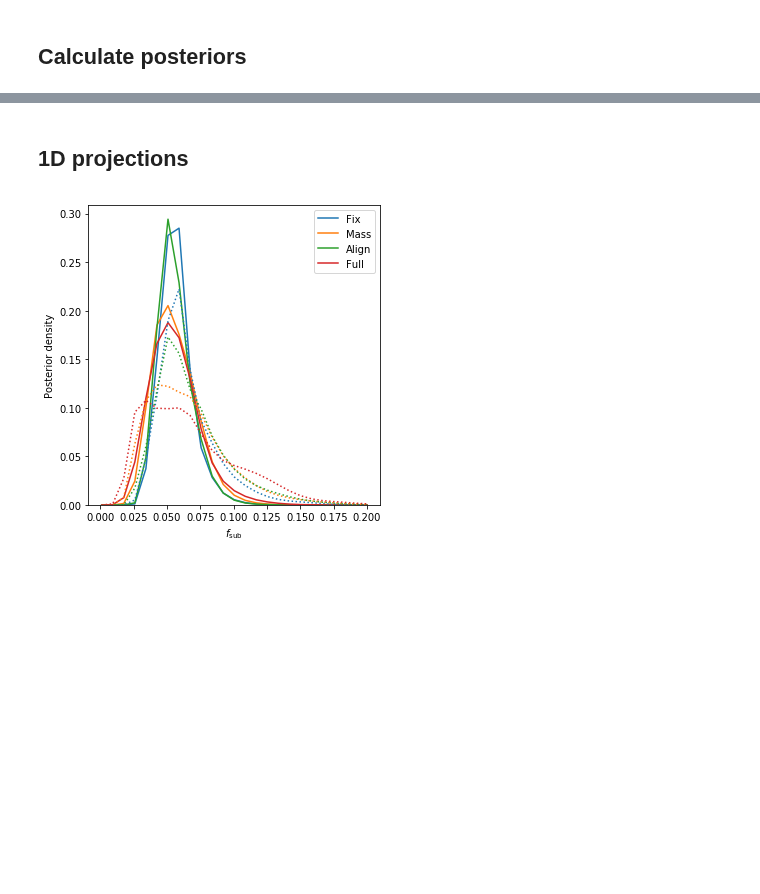
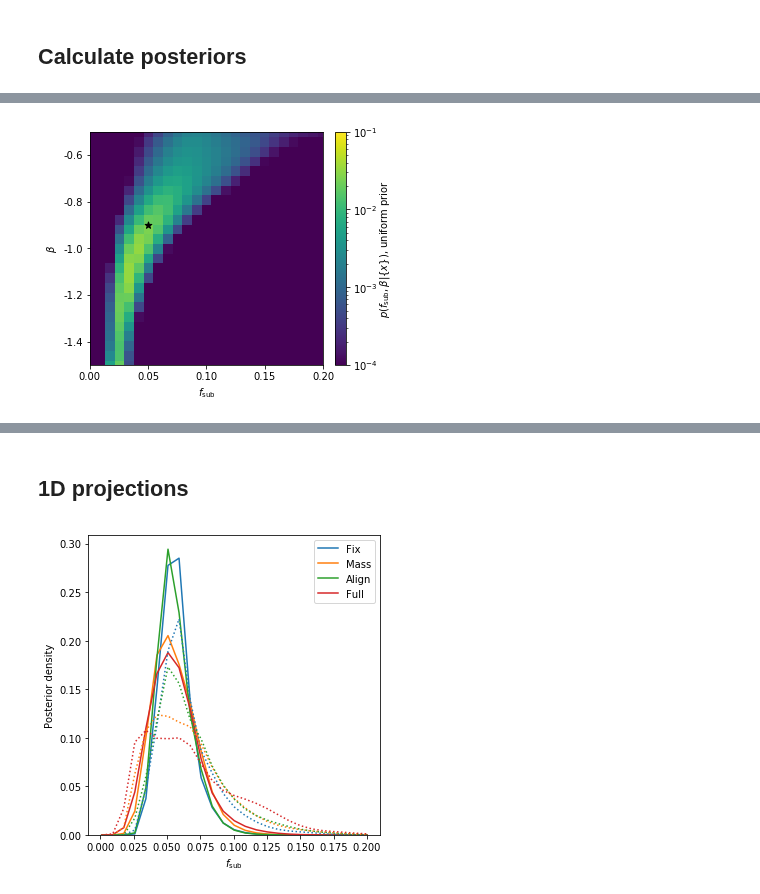
Before and after one commit to smsharma/mining-for-substructure-lens, a Jupyter notebook: notebooks/11_posterior.ipynb, the cells around one changed output, grey strips where cells are left out. Saved outputs shown, nothing was run; the diff lists cells and outputs as text; code cells hidden in the pictures; blank space fills up the shorter version.

```diff
--- a/notebooks/11_posterior.ipynb
+++ b/notebooks/11_posterior.ipynb
@@ -16,4 +17,4 @@ from inference.bayes import Posterior
 ## Setup
 # %%
 n = 20
-n_events_for_expectation = 1000
+n_events_for_expectation = 10000
@@ -32 +21,3 @@ nrows = (nmethods - 1) // ncols + 1
+# %%
+filename = "alices_full"
 # %%
@@ -48,4 +37,2 @@ theta_grid = get_grid()
 # %%
-llrs = []
-for filename in filenames:
-    llrs.append(np.load("../data/results/llr_{}_grid.npy".format(filename))[:,:n_events_for_expectation])
+llr = np.load("../data/results/llr_{}_grid.npy".format(filename))[:,:n_events_for_expectation]
@@ -67,10 +52,6 @@ beta_edges = np.linspace(beta_1d[0] - bin_size/2, beta_1d[-1] + bin_size/2, reso
 # %% [markdown]
 ## Calculate posteriors
 # %%
-posteriors = []
-
-for llr in llrs:
-    bayes = Posterior(llr, theta_grid)
-    posteriors.append(
-        bayes.posterior_based_on_expected_llr(n, prior)
-    )
+bayes = Posterior(llr, theta_grid)
+posterior_narrow = bayes.posterior_based_on_expected_llr(n, prior)
+posterior_flat = bayes.posterior_based_on_expected_llr(n, flat_prior)
@@ -233,0 +60,38 @@ plt.savefig("../figures/posterior_2d_full.pdf")
+# %%
+pmin, pmax = 0.0001, 0.1
+z = np.clip(posterior_flat, pmin, pmax)
+
+fig, (ax, cax) = paper_settings.figure(
+    cbar=True, height=4.0,
+    large_margin=0.15, small_margin=0.04, cbar_sep=0.04, cbar_width=0.04
+)
+plt.sca(ax)
+
+pcm = ax.pcolormesh(
+    alpha_edges,
+    beta_edges,
+    z.reshape((resolution, resolution)),
+    norm=matplotlib.colors.LogNorm(vmin=pmin, vmax=pmax),
+    cmap="viridis"
+)
+ax.scatter(0.05, -1.9, s=50., color='black', marker='*')
+
+plt.xlabel(r'$f_{\mathrm{sub}}$')
+plt.ylabel(r'$\beta$')
+plt.xlim(0.,0.2)
+plt.ylim(-2.5,-1.5)
+plt.xticks([0.,0.05,0.1,0.15,0.2])
+plt.yticks([-1.6,-1.8,-2.0,-2.2,-2.4],["-0.6", "-0.8", "-1.0", "-1.2", "-1.4"])
+
+cbar = fig.colorbar(
+    pcm,
+    cax=cax,
+    #ticks=[0.,1.,2.,3.,4.,5.],
+    #format=matplotlib.ticker.FuncFormatter(lambda x, _ : "{:.0f}".format(x**2))
+)
+cbar.set_label(r'$p(f_{\mathrm{sub}}, \beta | \{x\})$, uniform prior')
+cax.yaxis.set_label_coords(3.8, 0.5)
+
+plt.savefig("../figures/posterior_uniform.pdf")
+# %% [output]
+[figure, added]
```
Also changed, not shown: parts of 16 cells of this notebook, 16 other files.
